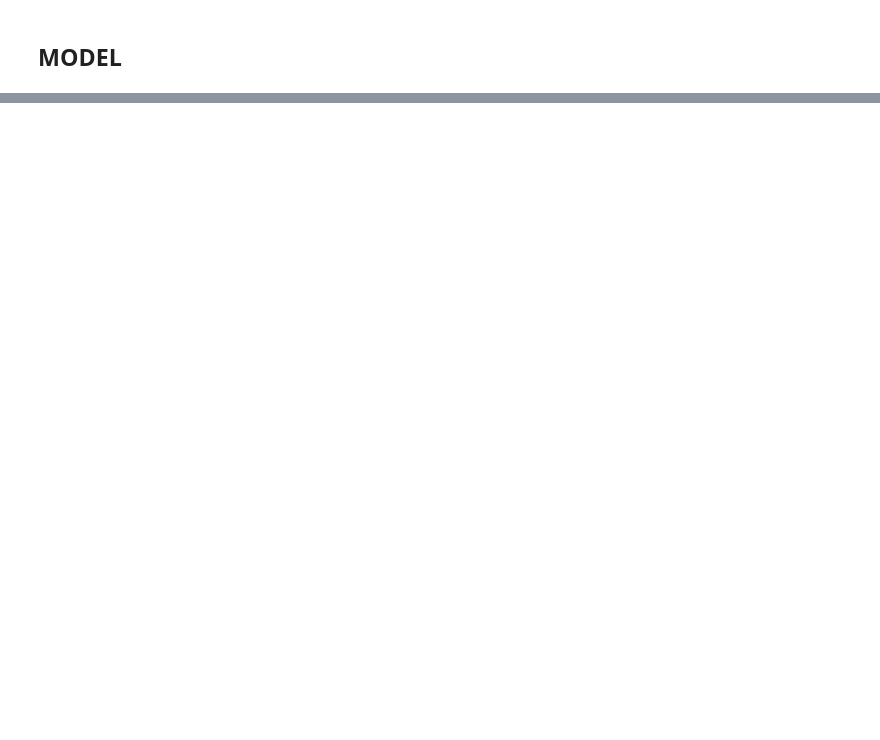
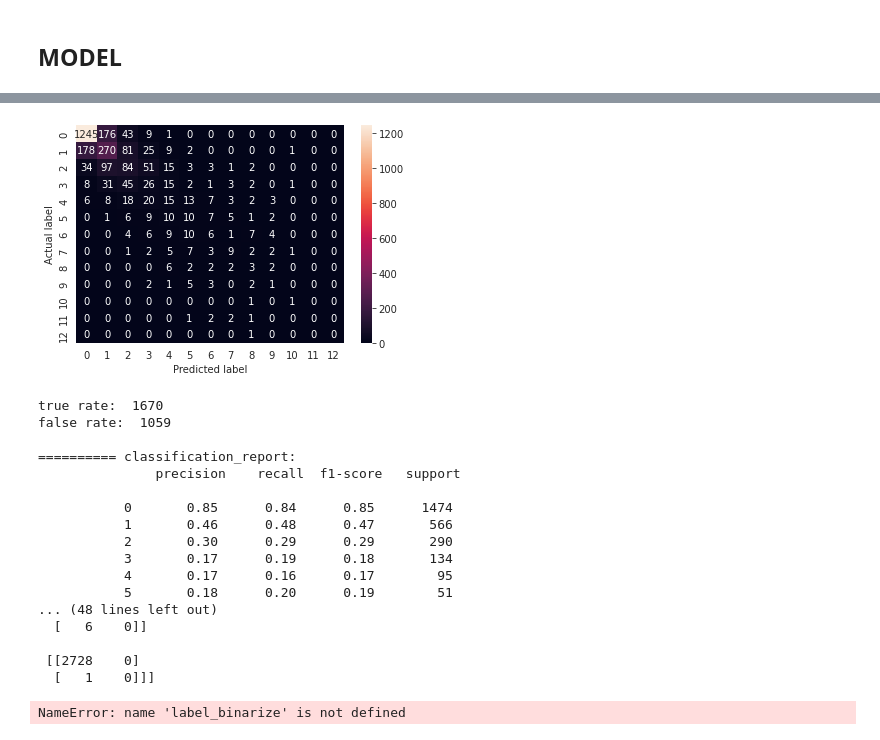
Before and after one commit to 00-01/pplcnt_model, a Jupyter notebook: model/v1.2/train.ipynb, the cells around one changed output, grey strips where cells are left out. Cells and saved outputs as stored; diff of their text form; code cells hidden in the pictures; blank space fills up the shorter version.

```diff
--- a/model/v1.2/train.ipynb
+++ b/model/v1.2/train.ipynb
@@ -244,0 +178,10 @@ display(result)
+# %%
+## Nomalize
+log(data[100:103])
+norm_data = data/MAX
+log(norm_data[100:103])
+
+## Split
+split = int(len(label)*0.9)
+train_data, test_data = norm_data[:split], norm_data[split:]
+train_label, test_label = label[:split], label[split:]
@@ -329,0 +310,5 @@ The image classifier is now trained to ~98% accuracy on this dataset. To learn m
+# %%
+loss, acc = model.evaluate(test_data, test_label, verbose=1)
+
+predict = model.predict(test_data)
+predicted = np.argmax(predict, axis=1)
@@ -329,0 +318,28 @@ The image classifier is now trained to ~98% accuracy on this dataset. To learn m
+# %%
+## CM
+draw_CM(test_label, predicted)
+
+## ROC, AUC
+x = label_binarize(predicted, classes=classes)
+y = label_binarize(y_test, classes=classes)
+draw_ROC_AUC(x, y, CLASS)
+# %% [output]
+[figure, added]
+true rate:  1670
+false rate:  1059
+
+========== classification_report:
+               precision    recall  f1-score   support
+
+           0       0.85      0.84      0.85      1474
+           1       0.46      0.48      0.47       566
+           2       0.30      0.29      0.29       290
+           3       0.17      0.19      0.18       134
+           4       0.17      0.16      0.17        95
+           5       0.18      0.20      0.19        51
+... (48 lines left out)
+  [   6    0]]
+
+ [[2728    0]
+  [   1    0]]]
+NameError: name 'label_binarize' is not defined
```
Also changed, not shown: parts of 31 cells of this notebook, 1 other file.
